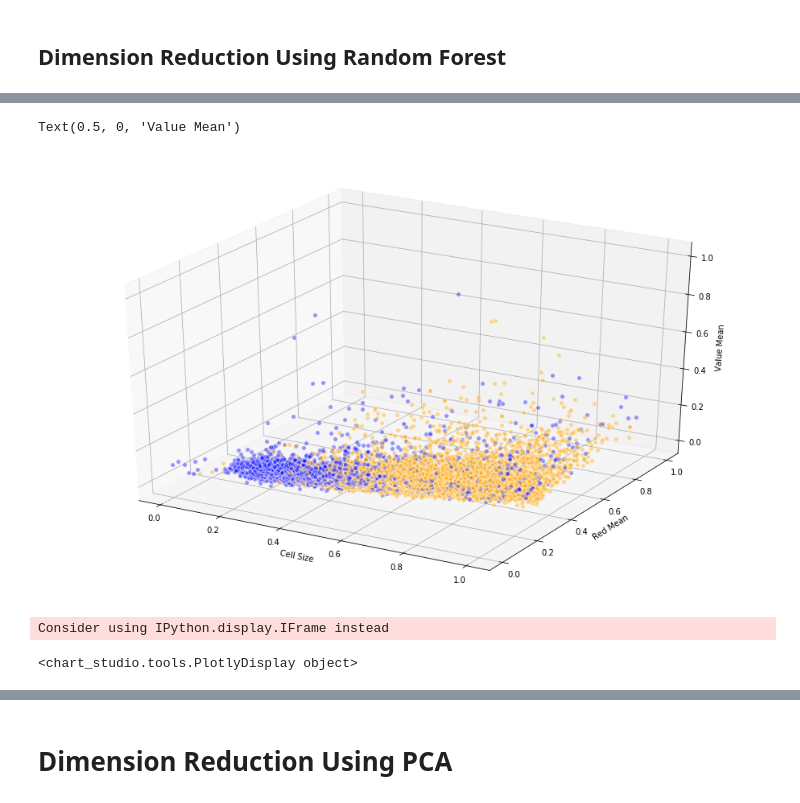
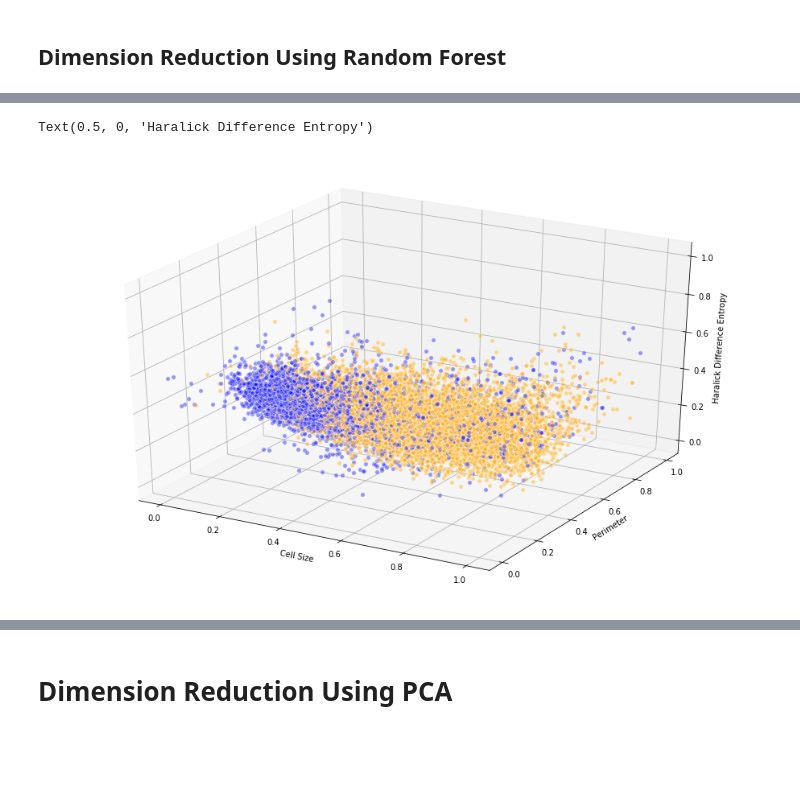
Before and after one commit to ansel-z/CX4240-Cancer-Cell-Classfication-Project, a Jupyter notebook: Dimension Reduction.ipynb, the cells around one changed output, grey strips where cells are left out. Saved outputs shown, nothing was run; the diff lists cells and outputs as text; code cells hidden in the pictures; blank space fills up the shorter version.

Commit message:
New data

```diff
--- a/Dimension Reduction.ipynb
+++ b/Dimension Reduction.ipynb
@@ -155,30 +157,30 @@ g = sns.pairplot(RF_train_data_df,hue="Label")
 # %%
 # Visualizing 3-D numeric data with Scatter Plots
 # length, breadth and depth
 df = RF_train_data_df.sample(frac=1)
 fig = plt.figure(figsize=(16, 10))
 ax = plt.axes(projection='3d')
 xs = list(RF_train_data_df['Cell Size'])
 ys = list(RF_train_data_df['Perimeter'])
-zs = list(RF_train_data_df['Intensity Variance'])
+zs = list(RF_train_data_df['Haralick Difference Entropy'])
 data_points = [(x, y, z) for x, y, z in zip(xs, ys, zs)]
 colors = ['orange' if i == 1 else 'blue' for i in list(RF_train_data_df['Label'])]
 for data, color in zip(data_points, colors):
     x, y, z = data
     ax.scatter(x, y, z,s=30, alpha=0.4, c=color, edgecolors='w')
 
 ax.set_xlabel('Cell Size')
 ax.set_ylabel('Perimeter')
-ax.set_zlabel('Intensity Variance')
+ax.set_zlabel('Haralick Difference Entropy')
 # %% [output]
-Text(0.5, 0, 'Value Mean')
+Text(0.5, 0, 'Haralick Difference Entropy')
-[figure, old version]
+[figure, new version]
 # %%
 ## Visualization of top 3 features
 # Trace of ALL
 x = RF_train_data_df['Cell Size']
 y = RF_train_data_df['Perimeter']
-z = RF_train_data_df['Intensity Variance']
+z = RF_train_data_df['Haralick Difference Entropy']
 ALL = go.Scatter3d(
         x = x[:n_ALL],
         y = y[:n_ALL],
@@ -214,7 +216,7 @@ layout = go.Layout(
          yaxis = dict(
                 title='Perimeter'),
         zaxis = dict(
-                title='Intensity Variance'),),
+                title='Haralick Difference Entropy'),),
         width=700,
         margin=dict(
             l=0,
@@ -223,9 +225,6 @@ layout = go.Layout(
             t=0))
 fig = go.Figure(data=data, layout=layout)
 py.iplot(fig, filename='Top3features_scatter3D')
-# %% [output]
-Consider using IPython.display.IFrame instead
-<chart_studio.tools.PlotlyDisplay object>
 # %%
 # Reduce test data to the first 16 important features
 RF_test_data = test_data[:,indices[:n_features]]
```
Also changed, not shown: parts of 11 cells of this notebook, 11 other files.
